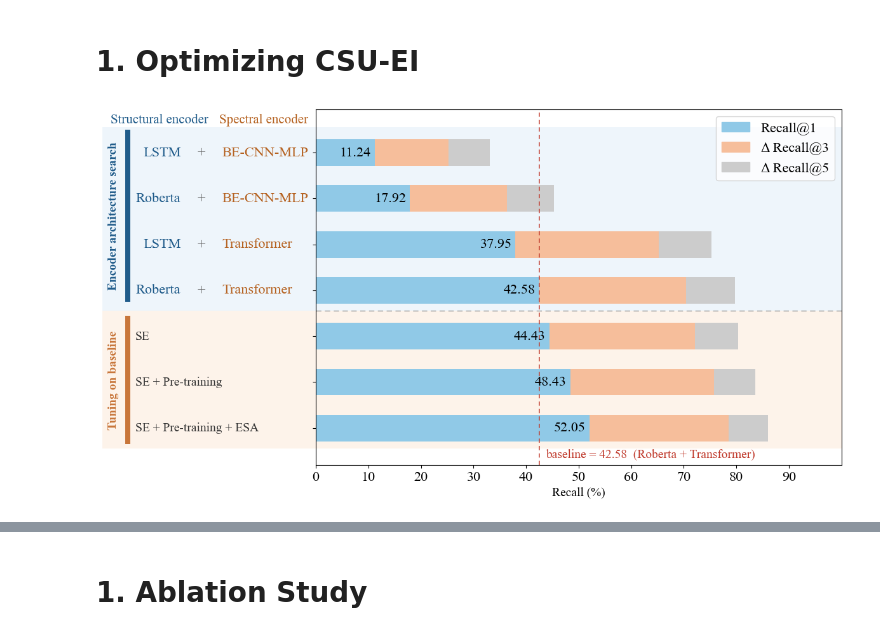
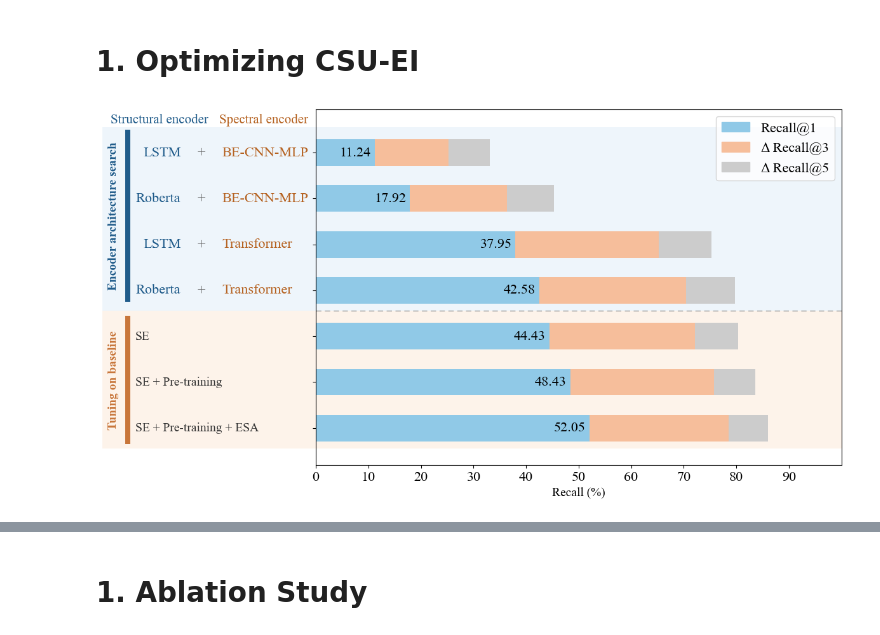
Before and after one commit to crxcsu/CSU-EI, a Jupyter notebook: analyzer/Interacting_with_CSUEI.ipynb, the cells around one changed output, grey strips where cells are left out. Saved outputs shown, nothing was run; the diff lists cells and outputs as text; code cells hidden in the pictures.

```diff
--- a/analyzer/Interacting_with_CSUEI.ipynb
+++ b/analyzer/Interacting_with_CSUEI.ipynb
@@ -42,6 +42,27 @@ optimizing_study_paths = [
     "results/CSUEI_nist23_smil6_msl6_bs1024_DDP1_lr4.0e-04_smiesa0_msesa0_rm1_se1_2026-02-18_100716/config_2026-02-18_100716.json",
     config_path
 ]
+
+optimizing_hyperparameter_smi_encoder_paths = [
+    "results/CSUEI_nist23_smil1_msl6_bs1024_DDP1_lr4.0e-04_smiesa1_msesa1_rm1_se1_2026-11-15_125311/config_2026-11-15_125311.json",
+    "results/CSUEI_nist23_smil3_msl6_bs1024_DDP1_lr4.0e-04_smiesa1_msesa1_rm1_se1_2026-11-13_161135/config_2026-11-13_161135.json",
+    config_path
+]
+
+optimizing_hyperparameter_ms_encoder_paths = [
+    "results/CSUEI_nist23_smil6_msl1_bs1024_DDP1_lr4.0e-04_smiesa1_msesa1_rm1_se1_2026-11-12_105241/config_2026-11-12_105241.json",
+    "results/CSUEI_nist23_smil6_msl3_bs1024_DDP1_lr4.0e-04_smiesa1_msesa1_rm1_se1_2026-11-12_105304/config_2026-11-12_105304.json",
+    config_path,
+    "results/CSUEI_nist23_smil6_msl8_bs1024_DDP1_lr4.0e-04_smiesa1_msesa1_rm1_se1_2026-02-19_215630/config_2026-02-19_215630.json"
+]
+
+optimizing_hyperparameter_bs_paths = [
+    "results/CSUEI_nist23_smil6_msl6_bs128_DDP1_lr5.0e-05_smiesa1_msesa1_rm1_se1_2026-11-14_184959/config_2026-11-14_184959.json",
+    "results/CSUEI_nist23_smil6_msl6_bs256_DDP1_lr5.0e-05_smiesa1_msesa1_rm1_se1_2026-11-14_183315/config_2026-11-14_183315.json",
+    "results/CSUEI_nist23_smil6_msl6_bs512_DDP1_lr4.0e-04_smiesa1_msesa1_rm1_se1_2026-11-13_160153/config_2026-11-13_160153.json",
+    config_path
+]
+
 ablation_study_paths = [
     # "results/CSUEI_nist23_smil6_msl6_bs1024_DDP1_lr4.0e-04_smiesa0_msesa0_rm0_se0_2026-02-18_100902/config_2026-02-18_100902.json",
     "results/CSUEI_nist23_smil6_msl6_bs1024_DDP1_lr4.0e-04_smiesa0_msesa0_rm0_se0_2026-10-08_145154/config_2026-10-08_145154.json",
@@ -56,7 +77,7 @@ time_stamp = '_'.join(exp_dir.split('_')[-2:])
 # Define save directory
 save_dir = os.path.join(exp_dir, "plot_result_analyzer")
 os.makedirs(save_dir, exist_ok=True)
-save_dir = None
+# save_dir = None
 # %% [markdown]
 # 1. Optimizing CSU-EI
 # %%
@@ -104,10 +125,10 @@ for seg_idx in range(3):
     left_offset += segments[:,seg_idx]
 
 # Baseline vertical line
-base = seg_r1[3]
-ax.axvline(base, color='#c0392b', lw=1.2, ls=(0,(4,3)), alpha=0.85, zorder=2)
-ax.text(base+1.2, -0.58, f"baseline = {base:.2f}  (Roberta + Transformer)",
-        fontfamily='Times New Roman', fontsize=14, c='#c0392b', va="center", ha="left", zorder=6)
+# base = seg_r1[3]
+# ax.axvline(base, color='#c0392b', lw=1.2, ls=(0,(4,3)), alpha=0.85, zorder=2)
+# ax.text(base+1.2, -0.58, f"baseline = {base:.2f}  (Roberta + Transformer)",
+#         fontfamily='Times New Roman', fontsize=14, c='#c0392b', va="center", ha="left", zorder=6)
 
 # Custom y labels
 ax.set_yticks(y_pos)
@@ -124,31 +145,34 @@ for yi, name in zip(y_pos[4:], grpB):
     ax.text(X_F_COL, yi, name, transform=tab, ha="left", va="center", fontfamily='Times New Roman', fontsize=14, c='#333333', zorder=5, clip_on=False)
 
 # Column headers
 ax.text(0.075, 6.72, "Structural encoder", transform=tab, ha="center", va="center", fontfamily='Times New Roman', fontsize=15, c='#1f5b8a', zorder=6, clip_on=False)
 ax.text(0.212, 6.72, "Spectral encoder", transform=tab, ha="center", va="center", fontfamily='Times New Roman', fontsize=15, c='#b5611f', zorder=6, clip_on=False)
 
 # Group marker helper
 tr = mtransforms.blended_transform_factory(fig.transFigure, ax.transData)
 def add_group_mark(y_lo, y_hi, accent, title, fx=0.030, bw=0.007):
     ax.add_patch(Rectangle((fx, y_lo), bw, y_hi-y_lo, transform=tr, facecolor=accent, ec="none", clip_on=False, zorder=6))
     ax.text(fx-0.015, 0.5*(y_lo+y_hi), title, transform=tr, rotation=90, ha="center", va="center",
             fontfamily='Times New Roman', fontsize=14, fontweight="bold", c=accent, clip_on=False)
 add_group_mark(2.75, 6.50, '#1f5b8a', "Encoder architecture search")
 add_group_mark(-0.35, 2.45, '#c8763a', "Tuning on baseline")
 
 # Axes style
 ax.set_ylim(-0.80, 6.95)
 ax.set_xlim(0, np.max(data_all[:,2])+14)
 ax.set_xlabel('Recall (%)', fontfamily='Times New Roman', fontsize=14)
 ax.set_xticks(np.arange(0,100,10))
 plt.setp(ax.get_xticklabels(), fontfamily='Times New Roman', fontsize=16)
 
 # Legend
 leg = [Patch(color=colors[0], label='Recall@1'), Patch(color=colors[1], label='Δ Recall@3'), Patch(color=colors[2], label='Δ Recall@5')]
 ax.legend(handles=leg, loc='best', prop={'family':'Times New Roman', 'size':16})
 
 plt.tight_layout()
 plt.subplots_adjust(left=0.28, right=0.97, top=0.92, bottom=0.12)
+if save_dir is not None:
+    save_path = os.path.join(save_dir, 'Optimizing_CSU-EI_1.svg')
+    plt.savefig(save_path, bbox_inches="tight", pad_inches=0.02)
 plt.show()
 # %% [output]
-[figure, old version]
+[figure, new version]
```
Also changed, not shown: parts of 23 cells of this notebook.
